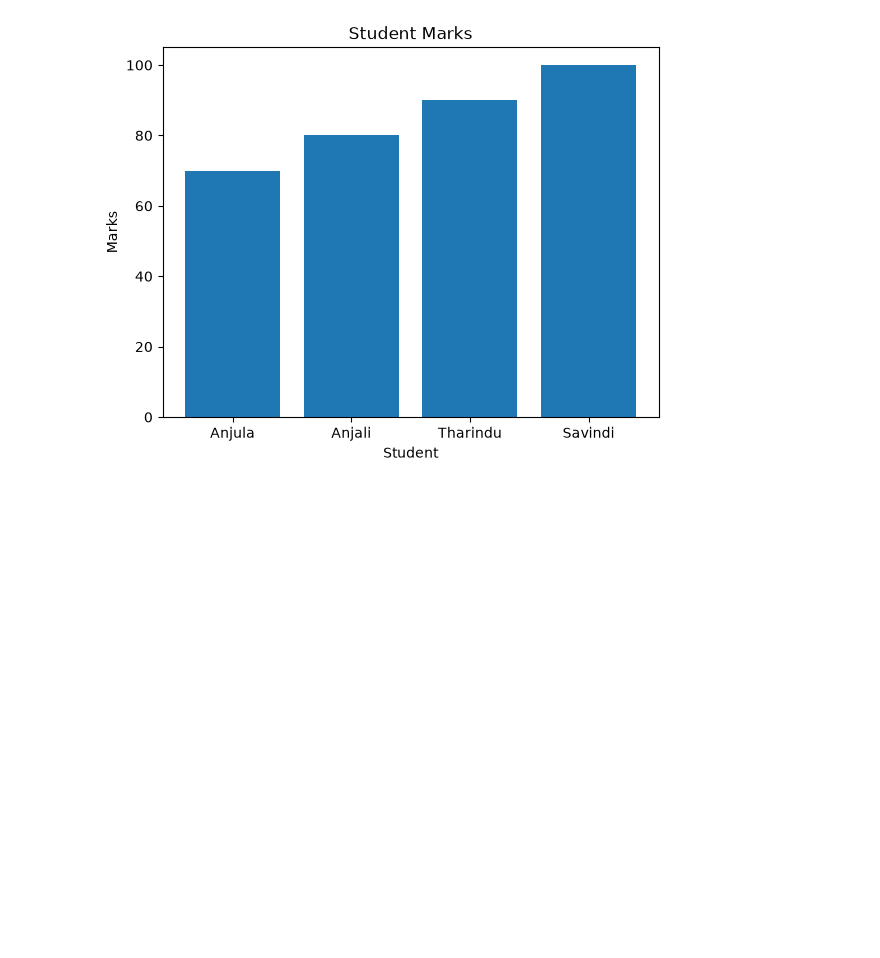
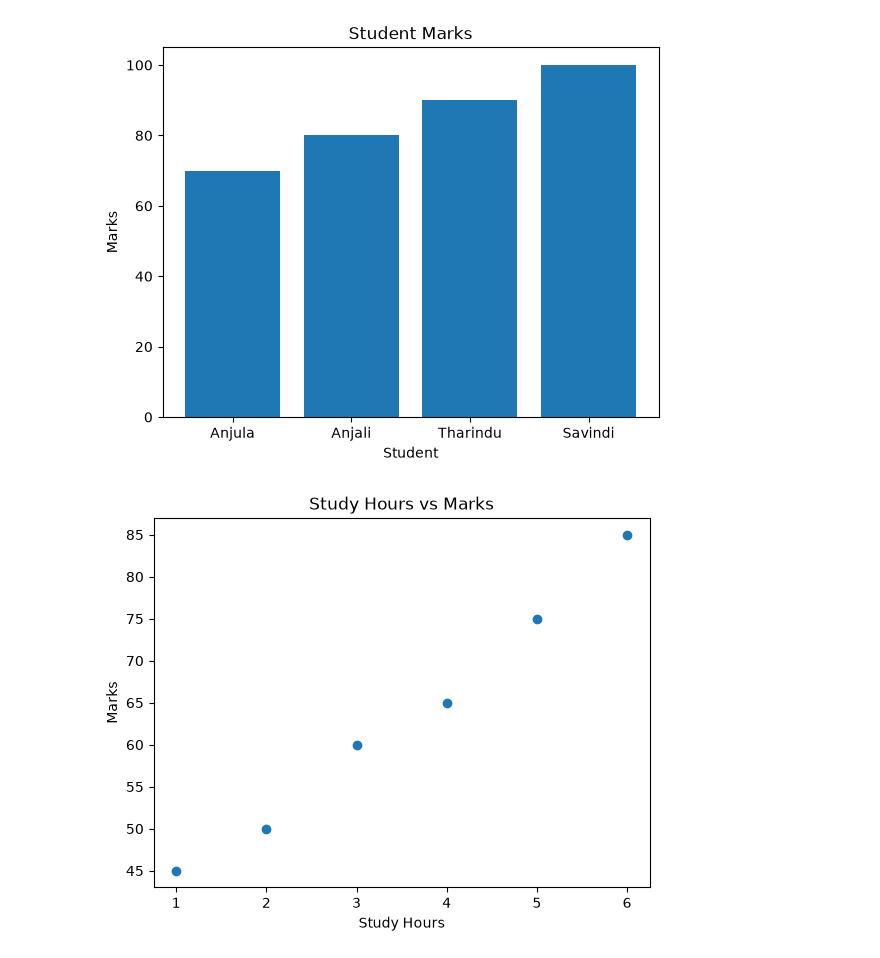
Before and after one commit to Anjula2001/study-research-agent, a Jupyter notebook: 03-Matplotlib/matplotlib_basics.ipynb, the cells around one changed output. Saved outputs shown, nothing was run; the diff lists cells and outputs as text; code cells hidden in the pictures; blank space fills up the shorter version.

```diff
--- a/03-Matplotlib/matplotlib_basics.ipynb
+++ b/03-Matplotlib/matplotlib_basics.ipynb
@@ -19,3 +19,17 @@ plt.title("Student Marks")
 plt.show()
 # %% [output]
 [figure]
+# %%
+
+hours = [1, 2, 3, 4, 5, 6]
+marks = [45, 50, 60, 65, 75, 85]
+
+plt.scatter(hours, marks)
+
+plt.xlabel("Study Hours")
+plt.ylabel("Marks")
+plt.title("Study Hours vs Marks")
+
+plt.show()
+# %% [output]
+[figure, added]
```
Also changed, not shown: parts of 1 cell of this notebook.
